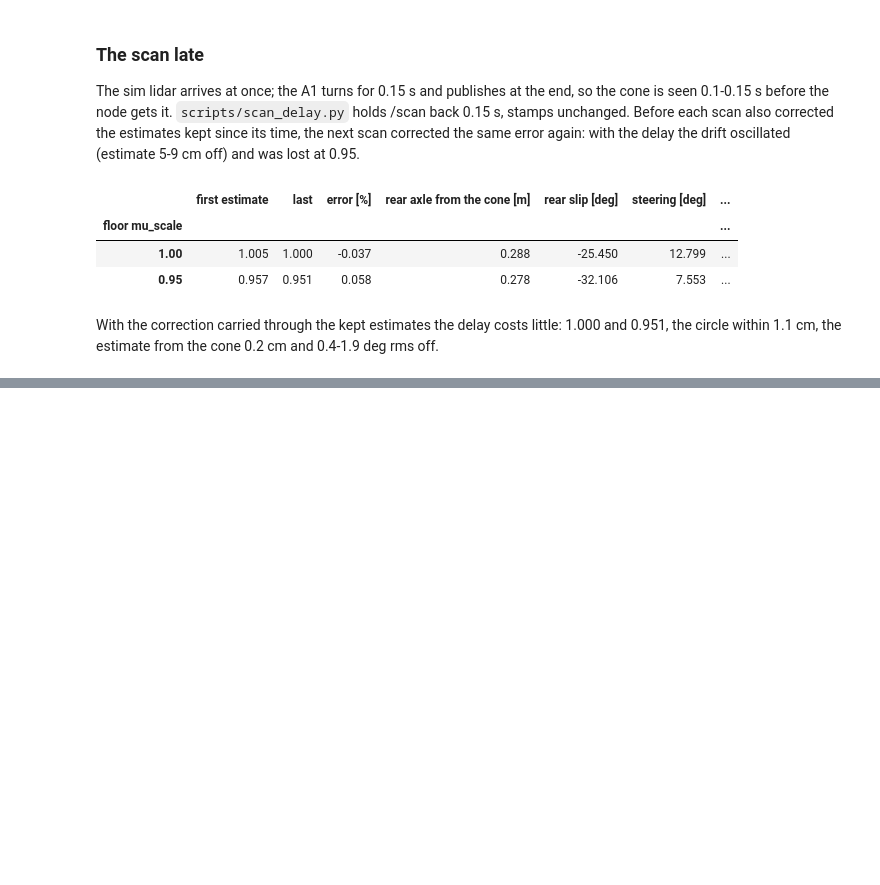
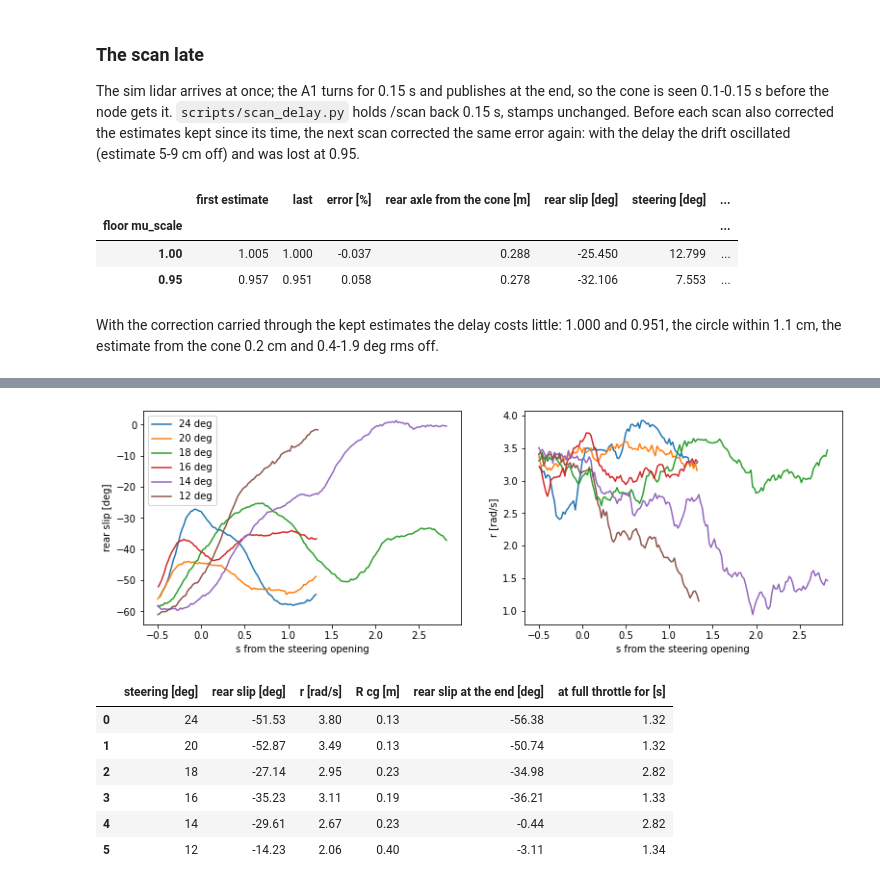
Before and after one commit to Gelminaio/drift-mpc-ackermann, a Jupyter notebook: notebooks/drift.ipynb, the cells around one changed output, grey strips where cells are left out. Cells and saved outputs as stored; diff of their text form; code cells hidden in the pictures; blank space fills up the shorter version.

```diff
--- a/notebooks/drift.ipynb
+++ b/notebooks/drift.ipynb
@@ -580,0 +603,29 @@ the circle within 1.1 cm, the estimate from the cone 0.2 cm and 0.4-1.9 deg rms
+# %%
+import videotools as vt
+
+rows = []
+fig, ax = plt.subplots(1, 2, figsize=(13, 4))
+for deg in [24, 20, 18, 16, 14, 12]:
+    out, _, _ = vt.load_run(f'open_{deg}', data='../data')
+    t_open = out.loc[(out['t'] > 3) & ((out['cmd_steer'] - 0.52).abs() > 0.01) & (out['cmd_speed'] > 1), 't'].iloc[0]
+    s = out[(out['t'] >= t_open - 0.5) & (out['cmd_speed'] > 1)]
+    ax[0].plot(s['t'] - t_open, s['beta_rear'], label=f'{deg} deg')
+    ax[1].plot(s['t'] - t_open, s['r'], label=f'{deg} deg')
+    w = s[(s['t'] > t_open + 0.5) & (s['t'] < t_open + 1.0)]
+    rows.append({'steering [deg]': deg, 'rear slip [deg]': w['beta_rear'].mean(), 'r [rad/s]': w['r'].mean(),
+                 'R cg [m]': (w['v_cg'] / w['r']).mean(), 'rear slip at the end [deg]': s['beta_rear'].dropna().iloc[-10:].mean(),
+                 'at full throttle for [s]': s['t'].iloc[-1] - t_open})
+ax[0].set(xlabel='s from the steering opening', ylabel='rear slip [deg]')
+ax[1].set(xlabel='s from the steering opening', ylabel='r [rad/s]')
+ax[0].legend()
+plt.show()
+pd.DataFrame(rows).round(2)
+# %% [output]
+[figure, added]
+|  | steering [deg] | rear slip [deg] | r [rad/s] | R cg [m] | rear slip at the end [deg] | at full throttle for [s] |
+| 0 | 24 | -51.53 | 3.80 | 0.13 | -56.38 | 1.32 |
+| 1 | 20 | -52.87 | 3.49 | 0.13 | -50.74 | 1.32 |
+| 2 | 18 | -27.14 | 2.95 | 0.23 | -34.98 | 2.82 |
+| 3 | 16 | -35.23 | 3.11 | 0.19 | -36.21 | 1.33 |
+| 4 | 14 | -29.61 | 2.67 | 0.23 | -0.44 | 2.82 |
+| 5 | 12 | -14.23 | 2.06 | 0.40 | -3.11 | 1.34 |
```
Also changed, not shown: parts of 5 cells of this notebook.
